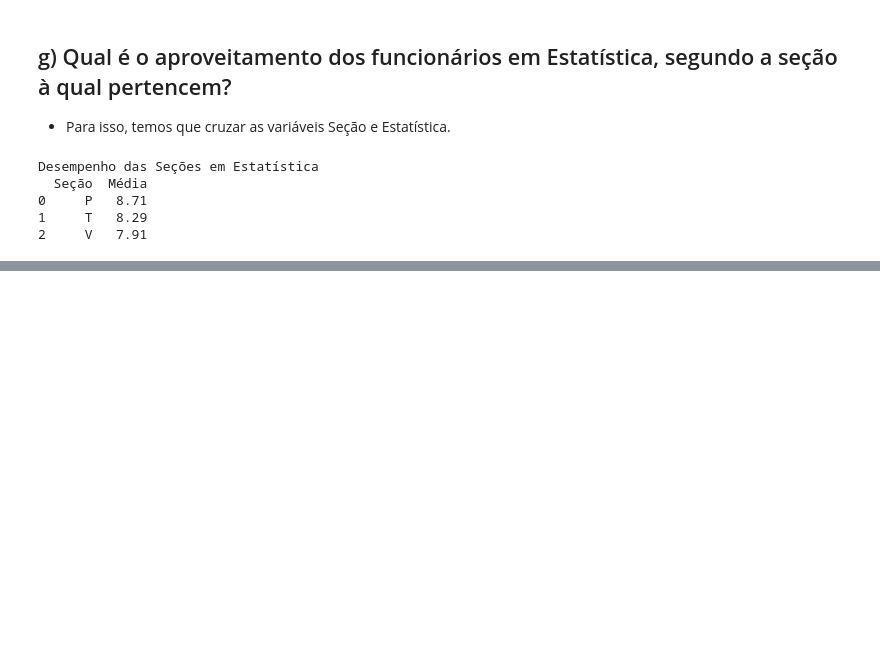
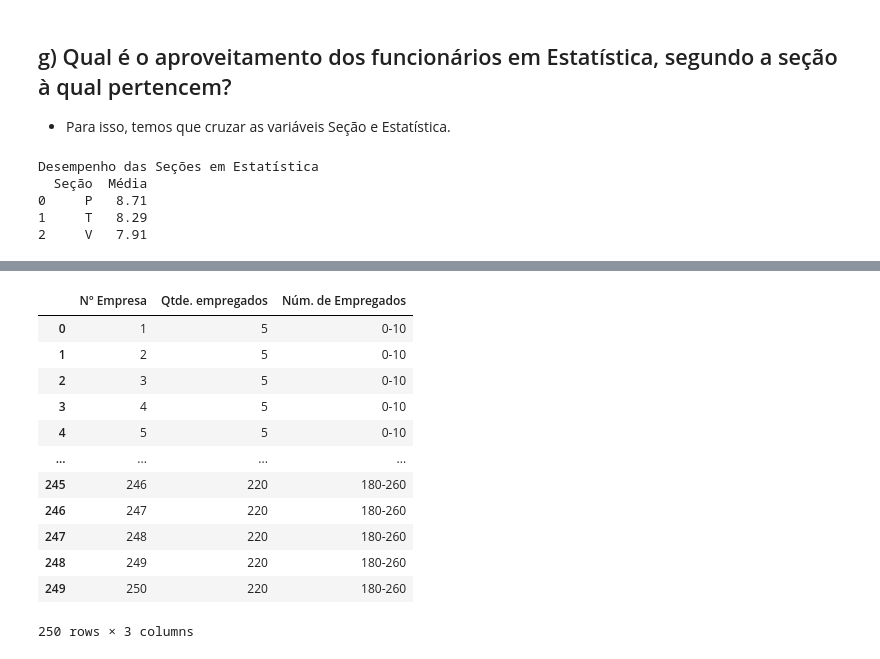
Before and after one commit to damian-nestea/estatistica-basica-bussabemorettin, a Jupyter notebook: notebooks/Cap02_Resumo_Dados.ipynb, the cells around one changed output, grey strips where cells are left out. Cells and saved outputs as stored; diff of their text form; code cells hidden in the pictures; blank space fills up the shorter version.

```diff
--- a/notebooks/Cap02_Resumo_Dados.ipynb
+++ b/notebooks/Cap02_Resumo_Dados.ipynb
@@ -1115,0 +1119,7 @@ Desempenho das Seções em Estatística
+# %%
+# Importando planilha de dados das empresas com sua quantidade de empregados
+nome_aba = 'CD-Empresas'
+file_path = '/content/drive/MyDrive/Dados_EB.xlsx'
+df_empregados_x_empresas = pd.read_excel(file_path,nome_aba)
+
+df_empregados_x_empresas.head(5)
@@ -1115,0 +1133,28 @@ Desempenho das Seções em Estatística
+# %%
+# Criando as classes (bins)
+bins = [0,10,20,30,40,60,80,100,140,180,260]
+labels = [f'{bins[i]}-{bins[i+1]}' for i in range(len(bins)-1)]
+
+# Criando a coluna com a classe segundo o número de empregados
+df_empregados_x_empresas['Núm. de Empregados'] = pd.cut(
+    df_empregados_x_empresas['Qtde. empregados'],
+    bins=bins,
+    labels=labels,
+    right=False  # [a, b) - inclui a, exclui b
+)
+
+df_empregados_x_empresas
+# %% [output]
+|  | Nº Empresa | Qtde. empregados | Núm. de Empregados |
+| 0 | 1 | 5 | 0-10 |
+| 1 | 2 | 5 | 0-10 |
+| 2 | 3 | 5 | 0-10 |
+| 3 | 4 | 5 | 0-10 |
+| 4 | 5 | 5 | 0-10 |
+| ... | ... | ... | ... |
+| 245 | 246 | 220 | 180-260 |
+| 246 | 247 | 220 | 180-260 |
+| 247 | 248 | 220 | 180-260 |
+| 248 | 249 | 220 | 180-260 |
+| 249 | 250 | 220 | 180-260 |
+250 rows × 3 columns
```
Also changed, not shown: parts of 2 cells of this notebook.
